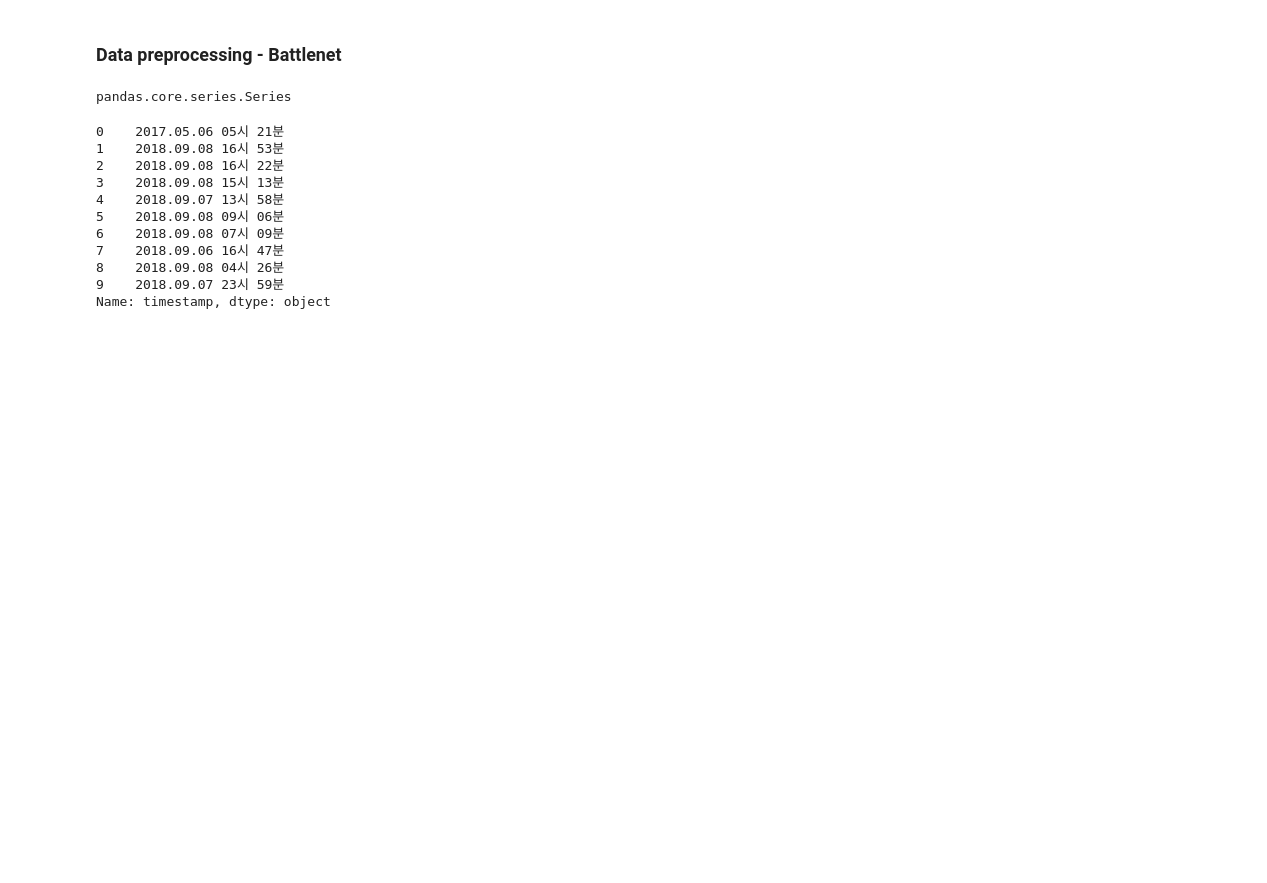
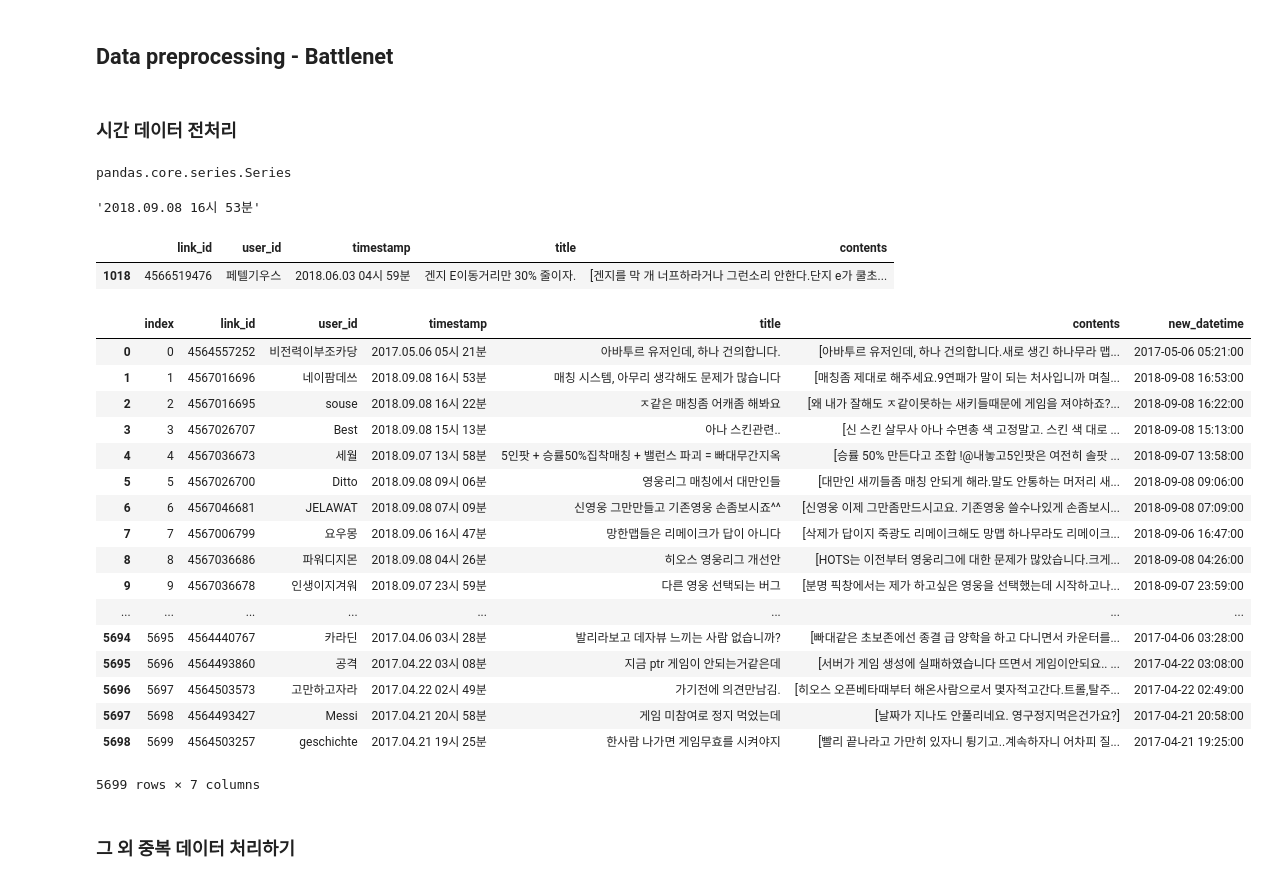
Before and after one commit to lovablebaby/userRequirementAnalysis, a Jupyter notebook: data_preprocessing.ipynb, the cells around one changed output. Cells and saved outputs as stored; diff of their text form; code cells hidden in the pictures; blank space fills up the shorter version.

Commit message:
preprocessing_0926

```diff
--- a/data_preprocessing.ipynb
+++ b/data_preprocessing.ipynb
@@ -24,26 +37,66 @@ df10 = pd.read_csv("data/battlenetData.csv", encoding='utf8', header=None, engin
 # %% [markdown]
-### Data preprocessing - Battlenet
+## Data preprocessing - Battlenet
 # %%
 # 배틀넷 데이터부터 전처리 준비
 df10.columns = ['link_id', 'user_id', 'timestamp', 'title', 'contents']
+# %% [markdown]
+### 시간 데이터 전처리
 # %%
 type(df10['timestamp'])
 # %% [output]
 pandas.core.series.Series
 # %%
-df10['timestamp'][]
+df10['timestamp'][1]
 # %% [output]
-0    2017.05.06 05시 21분
-1    2018.09.08 16시 53분
-2    2018.09.08 16시 22분
-3    2018.09.08 15시 13분
-4    2018.09.07 13시 58분
-5    2018.09.08 09시 06분
-6    2018.09.08 07시 09분
-7    2018.09.06 16시 47분
-8    2018.09.08 04시 26분
-9    2018.09.07 23시 59분
-Name: timestamp, dtype: object
+'2018.09.08 16시 53분'
+# %%
+df10 = df10[df10['timestamp'].notnull()]
+# %%
+df10[1017:1018]
+# %% [output]
+|  | link_id | user_id | timestamp | title | contents |
+| 1018 | 4566519476 | 페텔기우스 | 2018.06.03 04시 59분 | 겐지 E이동거리만 30% 줄이자. | [겐지를 막 개 너프하라거나 그런소리 안한다.단지 e가 쿨초... |
+# %%
+df10.reset_index(inplace=True)
+# %%
+new_dates = []
+
+for i in range(5699):
+
+    years = int(df10['timestamp'][i][0:4])
+    months = int(df10['timestamp'][i][5:7])
+    days = int(df10['timestamp'][i][8:10])
+    hours = int(df10['timestamp'][i][11:13])
+    minutes = int(df10['timestamp'][i][15:17])
+
+    dates = datetime(years, months, days, hours, minutes)
+
+    new_dates.append(dates)
+# %%
+df10["new_datetime"] = new_dates
+# %%
+df10
+# %% [output]
+|  | index | link_id | user_id | timestamp | title | contents | new_datetime |
+| 0 | 0 | 4564557252 | 비전력이부조카당 | 2017.05.06 05시 21분 | 아바투르 유저인데, 하나 건의합니다. | [아바투르 유저인데, 하나 건의합니다.새로 생긴 하나무라 맵... | 2017-05-06 05:21:00 |
+| 1 | 1 | 4567016696 | 네이팜데쓰 | 2018.09.08 16시 53분 | 매칭 시스템, 아무리 생각해도 문제가 많습니다 | [매칭좀 제대로 해주세요.9연패가 말이 되는 처사입니까 며칠... | 2018-09-08 16:53:00 |
+| 2 | 2 | 4567016695 | souse | 2018.09.08 16시 22분 | ㅈ같은 매칭좀 어캐좀 해봐요 | [왜 내가 잘해도 ㅈ같이못하는 새키들때문에 게임을 져야하죠?... | 2018-09-08 16:22:00 |
+| 3 | 3 | 4567026707 | Best | 2018.09.08 15시 13분 | 아나 스킨관련.. | [신 스킨 살무사 아나 수면총 색 고정말고. 스킨 색 대로 ... | 2018-09-08 15:13:00 |
+| 4 | 4 | 4567036673 | 세월 | 2018.09.07 13시 58분 | 5인팟 + 승률50%집착매칭 + 밸런스 파괴 = 빠대무간지옥 | [승률 50% 만든다고 조합 !@내놓고5인팟은 여전히 솔팟 ... | 2018-09-07 13:58:00 |
+| 5 | 5 | 4567026700 | Ditto | 2018.09.08 09시 06분 | 영웅리그 매칭에서 대만인들 | [대만인 새끼들좀 매칭 안되게 해라.말도 안통하는 머저리 새... | 2018-09-08 09:06:00 |
+| 6 | 6 | 4567046681 | JELAWAT | 2018.09.08 07시 09분 | 신영웅 그만만들고 기존영웅 손좀보시죠^^ | [신영웅 이제 그만좀만드시고요. 기존영웅 쓸수나있게 손좀보시... | 2018-09-08 07:09:00 |
+| 7 | 7 | 4567006799 | 요우몽 | 2018.09.06 16시 47분 | 망한맵들은 리메이크가 답이 아니다 | [삭제가 답이지 죽광도 리메이크해도 망맵 하나무라도 리메이크... | 2018-09-06 16:47:00 |
+| 8 | 8 | 4567036686 | 파워디지몬 | 2018.09.08 04시 26분 | 히오스 영웅리그 개선안 | [HOTS는 이전부터 영웅리그에 대한 문제가 많았습니다.크게... | 2018-09-08 04:26:00 |
+| 9 | 9 | 4567036678 | 인생이지겨워 | 2018.09.07 23시 59분 | 다른 영웅 선택되는 버그 | [분명 픽창에서는 제가 하고싶은 영웅을 선택했는데 시작하고나... | 2018-09-07 23:59:00 |
+| ... | ... | ... | ... | ... | ... | ... | ... |
+| 5694 | 5695 | 4564440767 | 카라딘 | 2017.04.06 03시 28분 | 발리라보고 데자뷰 느끼는 사람 없습니까? | [빠대같은 초보존에선 종결 급 양학을 하고 다니면서 카운터를... | 2017-04-06 03:28:00 |
+| 5695 | 5696 | 4564493860 | 공격 | 2017.04.22 03시 08분 | 지금 ptr 게임이 안되는거같은데 | [서버가 게임 생성에 실패하였습니다 뜨면서 게임이안되요.. ... | 2017-04-22 03:08:00 |
+| 5696 | 5697 | 4564503573 | 고만하고자라 | 2017.04.22 02시 49분 | 가기전에 의견만남김. | [히오스 오픈베타때부터 해온사람으로서 몇자적고간다.트롤,탈주... | 2017-04-22 02:49:00 |
+| 5697 | 5698 | 4564493427 | Messi | 2017.04.21 20시 58분 | 게임 미참여로 정지 먹었는데 | [날짜가 지나도 안풀리네요. 영구정지먹은건가요?] | 2017-04-21 20:58:00 |
+| 5698 | 5699 | 4564503257 | geschichte | 2017.04.21 19시 25분 | 한사람 나가면 게임무효를 시켜야지 | [빨리 끝나라고 가만히 있자니 튕기고..계속하자니 어차피 질... | 2017-04-21 19:25:00 |
+5699 rows × 7 columns
+# %% [markdown]
+### 그 외 중복 데이터 처리하기
 # %%
 # 블리자드 사에서 올린 공지는 제외
 
```
Also changed, not shown: parts of 20 cells of this notebook, 1 other file.
